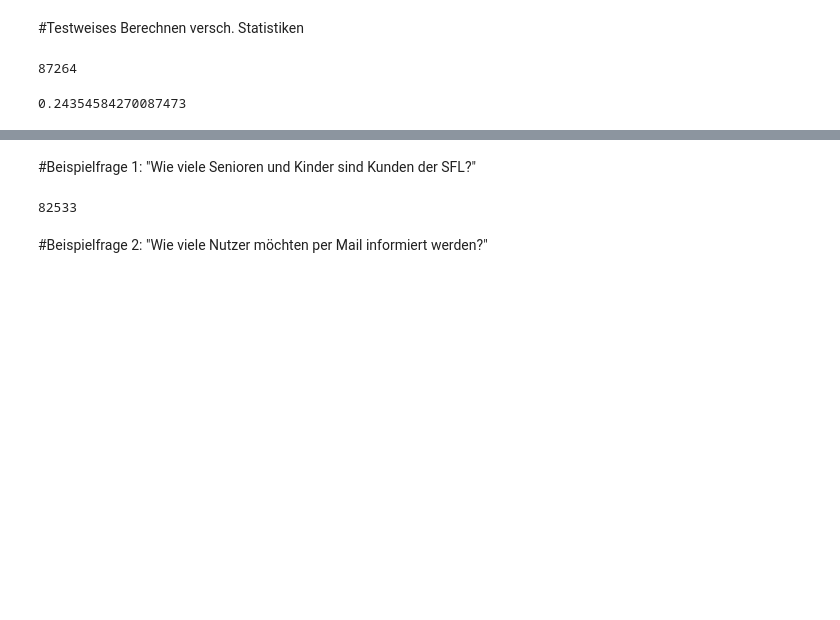
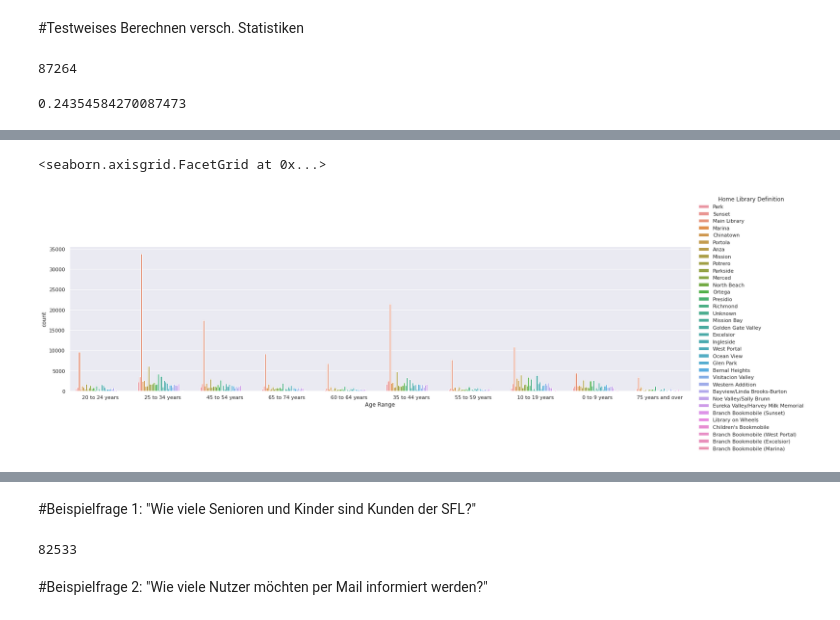
Before and after one commit to Daniela-Mayer/2020-11-30-Data_Librarian_Daniela_Mayer, a Jupyter notebook: Modul_3/notebooks/Kap. 3.0 - Projektaufgabe.ipynb, the cells around one changed output, grey strips where cells are left out. Saved outputs shown, nothing was run; the diff lists cells and outputs as text; code cells hidden in the pictures; blank space fills up the shorter version.

```diff
--- a/Modul_3/notebooks/Kap. 3.0 - Projektaufgabe.ipynb
+++ b/Modul_3/notebooks/Kap. 3.0 - Projektaufgabe.ipynb
@@ -84,0 +108,7 @@ Name: Age Range, dtype: int64
+# %%
+#Das Ganze als Plot
+#Die Altersgruppen müssten vorher noch in die richtige Reihenfolge gebracht werden!
+sns.catplot(x='Age Range', hue='Home Library Definition', data=df, kind='count', aspect=4)
+# %% [output]
+<seaborn.axisgrid.FacetGrid at 0x...>
+[figure, added]
```
Also changed, not shown: parts of 9 cells of this notebook.
